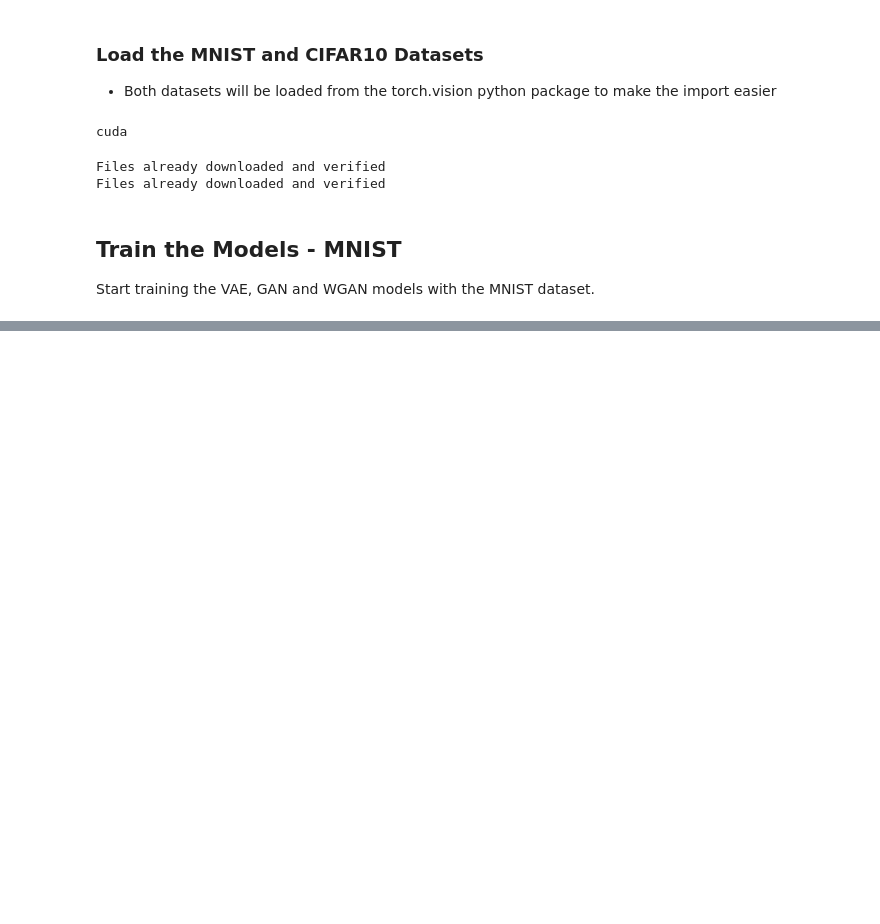
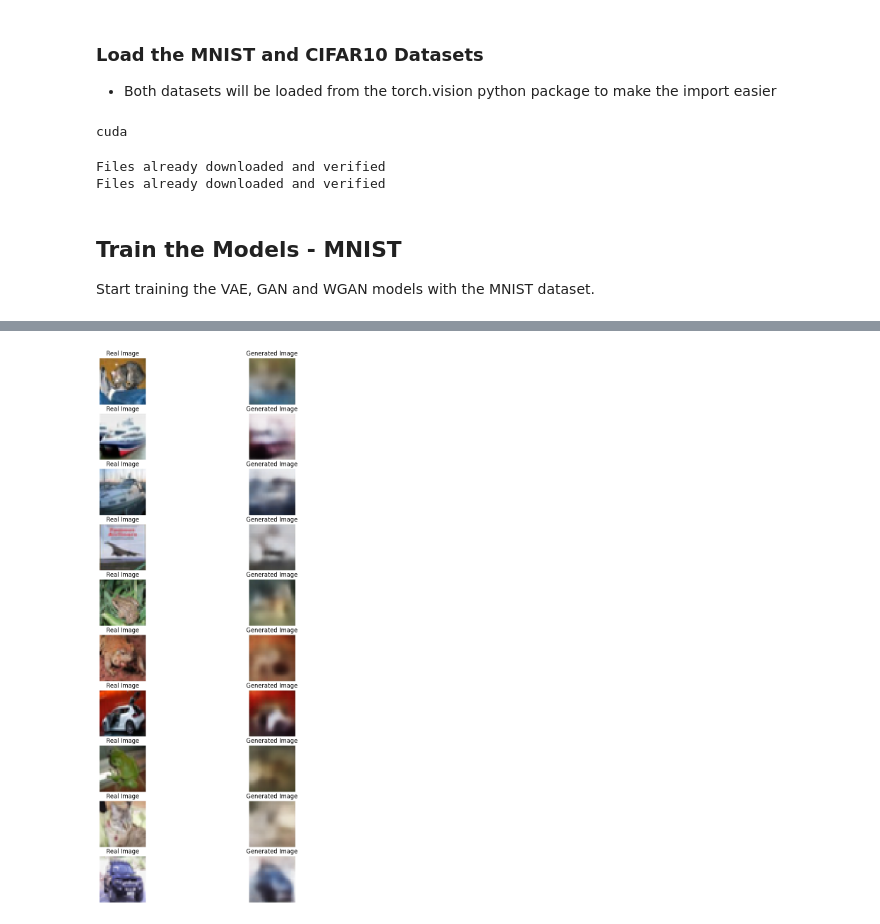
Before and after one commit to nathanbowness/CSI5340Assignments, a Jupyter notebook: Assignment4/Assignment4.ipynb, the cells around one changed output, grey strips where cells are left out. Saved outputs shown, nothing was run; the diff lists cells and outputs as text; code cells hidden in the pictures; blank space fills up the shorter version.

Commit message:
Update with the latest code for image generation for both mnist and cifar

```diff
--- a/Assignment4/Assignment4.ipynb
+++ b/Assignment4/Assignment4.ipynb
@@ -42,7 +42,7 @@ trainloader_cifar = torch.utils.data.DataLoader(trainset_cifar, batch_size=defau
 
 # Download and load the test data
 testset_cifar = datasets.CIFAR10('./data/CIFAR10_data/', download=True, train=False, transform=transform_cifar)
-testloader_cifar = torch.utils.data.DataLoader(testset_cifar, batch_size=default_batch_size, shuffle=True)
+testloader_cifar = torch.utils.data.DataLoader(testset_cifar, batch_size=20, shuffle=False)
 # %% [output]
 Files already downloaded and verified
 Files already downloaded and verified
@@ -154,0 +290,18 @@ Epoch [2/10], Step [501/938], BCE: 9156.4473, KLD: 785.4516, Loss: 9941.8984
+# %%
+# CIFAR 10 Data Training - Conv
+input_size = 32 * 32 * 3 # Size of CIFAR images - 3072
+hidden_size = 512 # Hidden size for hidden layer ** relationship in the cnn architecture so can't just change this
+latent_size = 512 # Latent size for latent vector -- trial [2, 64, 128]
+learning_rate = 0.001 # Learning rate for the optimizer
+num_epochs = 50 # Number of epochs to train for
+
+# CNN
+
+# Initialize the model
+vae_model_cifar = VAE_conv(input_size, hidden_size, latent_size)
+
+# Optimizer
+optimizer = optim.Adam(vae_model_cifar.parameters(), lr=learning_rate)
+
+# Train the model
+train_vae_conv(vae_model_cifar, trainloader_cifar, optimizer, num_epochs, input_size)
@@ -225,0 +400,34 @@ Average Reconstruction Loss on Testing Data: 6782.4796
+# %%
+import torchvision
+import torchvision.transforms as transforms
+
+def generate_and_show_cifar(vae_model, data_loader, num_rows=5):
+    vae_model.eval()
+
+    with torch.no_grad():
+        # Get a batch of real images
+        real_images, _ = next(iter(data_loader))
+        real_images = real_images.to(default_device)
+
+        # Generate images using the VAE
+        recon_images, _, _ = vae_model(real_images)
+
+    # Display the images
+    fig, axes = plt.subplots(num_rows, 2, figsize=(10, 2 * num_rows))
+    for i in range(num_rows):
+        # Display real images
+        axes[i, 0].imshow(torchvision.utils.make_grid(real_images[i].cpu(), nrow=1).permute(1, 2, 0))
+        axes[i, 0].axis('off')
+        axes[i, 0].set_title('Real Image')
+
+        # Display generated images
+        axes[i, 1].imshow(torchvision.utils.make_grid(recon_images[i].cpu(), nrow=1).permute(1, 2, 0))
+        axes[i, 1].axis('off')
+        axes[i, 1].set_title('Generated Image')
+
+    plt.show()
+
+# Assuming your VAE model and DataLoader are already defined
+generate_and_show_cifar(vae_model_cifar, testloader_cifar, num_rows=10)
+# %% [output]
+[figure, added]
```
Also changed, not shown: parts of 8 cells of this notebook.
